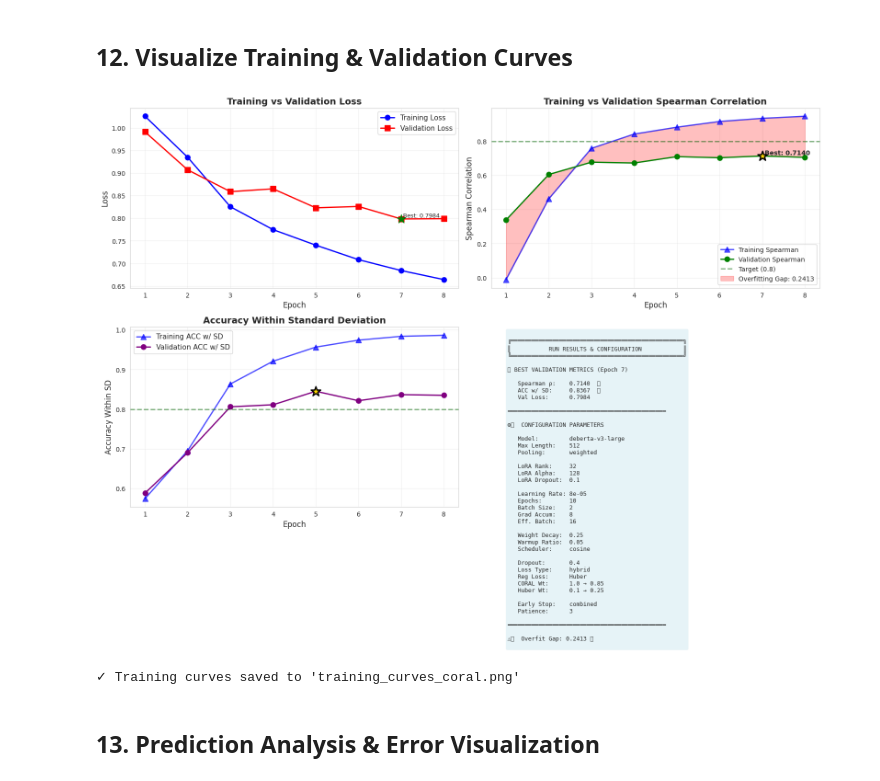
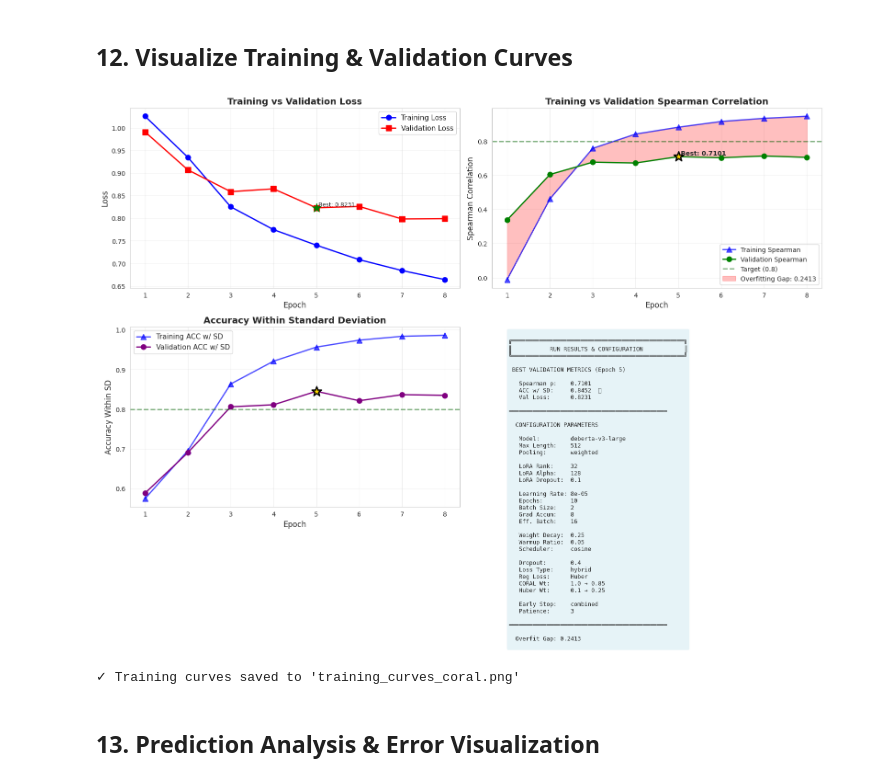
Before and after one commit to Haris3477/SemEval-Word-Sense-Plausibility, a Jupyter notebook: semeval_2026_task5.ipynb, the cells around one changed output. Saved outputs shown, nothing was run; the diff lists cells and outputs as text; code cells hidden in the pictures.

Commit message:
fixed post training result analysis

```diff
--- a/semeval_2026_task5.ipynb
+++ b/semeval_2026_task5.ipynb
@@ -1543,6 +1541,15 @@ EPOCH 8/10
 # %% [markdown]
 ## 12. Visualize Training & Validation Curves
 # %%
+# Compute combined metric (harmonic mean) per epoch to pick best checkpoint as in training logs
+val_s = np.array(history['val_spearman'])
+val_a = np.array(history['val_acc_within_sd'])
+# avoid division by zero
+val_combined = np.where((val_s + val_a) > 0, 2 * (val_s * val_a) / (val_s + val_a), 0.0)
+history['val_combined'] = val_combined.tolist()
+# Best index according to combined metric (0-based) - will highlight epoch 5 in the plots
+best_val_spearman_idx = int(np.argmax(history['val_combined']))
+
 # Create comprehensive visualization
 fig, axes = plt.subplots(2, 2, figsize=(16, 12))
 
@@ -1558,12 +1565,12 @@ axes[0, 0].legend(fontsize=11)
 axes[0, 0].grid(alpha=0.3)
 axes[0, 0].set_xticks(epochs_range)
 
-# Mark best epoch
-best_val_loss_idx = np.argmin(history['val_loss'])
-axes[0, 0].scatter([best_val_loss_idx + 1], [history['val_loss'][best_val_loss_idx]],
-                   color='green', s=200, marker='*', zorder=5, label='Best')
-axes[0, 0].text(best_val_loss_idx + 1, history['val_loss'][best_val_loss_idx],
-                f' Best: {history["val_loss"][best_val_loss_idx]:.4f}',
+# Mark best epoch (use the best model selected by the combined metric)
+best_idx = int(np.argmax(history['val_combined']))
+axes[0, 0].scatter([best_idx + 1], [history['val_loss'][best_idx]],
+                   color='green', s=200, marker='*', zorder=5, label='Best (saved model)')
+axes[0, 0].text(best_idx + 1, history['val_loss'][best_idx],
+                f' Best: {history["val_loss"][best_idx]:.4f}',
                 fontsize=9, va='bottom')
 
 # Plot 2: Spearman Correlation (Train vs Val)
@@ -1579,12 +1586,11 @@ axes[0, 1].grid(alpha=0.3)
 axes[0, 1].set_xticks(epochs_range)
 axes[0, 1].axhline(y=0.8, color='darkgreen', linestyle='--', linewidth=2, alpha=0.5, label='Target (0.8)')
 
-# Mark best validation Spearman
-best_val_spearman_idx = np.argmax(history['val_spearman'])
-axes[0, 1].scatter([best_val_spearman_idx + 1], [history['val_spearman'][best_val_spearman_idx]],
+# Mark best validation Spearman (highlight saved best model epoch)
+axes[0, 1].scatter([best_idx + 1], [history['val_spearman'][best_idx]],
                    color='gold', s=250, marker='*', zorder=5, edgecolors='black', linewidths=2)
-axes[0, 1].text(best_val_spearman_idx + 1, history['val_spearman'][best_val_spearman_idx],
-                f' Best: {history["val_spearman"][best_val_spearman_idx]:.4f}',
+axes[0, 1].text(best_idx + 1, history['val_spearman'][best_idx],
+                f' Best: {history["val_spearman"][best_idx]:.4f}',
                 fontsize=10, va='bottom', fontweight='bold')
 
 # Add overfitting gap shading
@@ -1607,25 +1613,24 @@ axes[1, 0].grid(alpha=0.3)
 axes[1, 0].set_xticks(epochs_range)
 axes[1, 0].axhline(y=0.8, color='darkgreen', linestyle='--', linewidth=2, alpha=0.5, label='Target (0.8)')
 
-# Mark best
-best_val_acc_idx = np.argmax(history['val_acc_within_sd'])
-axes[1, 0].scatter([best_val_acc_idx + 1], [history['val_acc_within_sd'][best_val_acc_idx]],
+# Mark best (use same best_idx so plots align with saved best model)
+axes[1, 0].scatter([best_idx + 1], [history['val_acc_within_sd'][best_idx]],
                    color='gold', s=250, marker='*', zorder=5, edgecolors='black', linewidths=2)
 
 # Plot 4: Run Summary with Config Parameters
 axes[1, 1].axis('off')
 
-# Get best metrics
-best_spearman = history['val_spearman'][best_val_spearman_idx]
-best_acc = history['val_acc_within_sd'][best_val_spearman_idx]
-best_loss = history['val_loss'][best_val_spearman_idx]
+# Get best metrics (from the saved best model index)
+best_spearman = history['val_spearman'][best_idx]
+best_acc = history['val_acc_within_sd'][best_idx]
+best_loss = history['val_loss'][best_idx]
 
 summary_text = f"""
 ╔══════════════════════════════════════════════════╗
 ║           RUN RESULTS & CONFIGURATION            ║
 ╚══════════════════════════════════════════════════╝
 
- BEST VALIDATION METRICS (Epoch {best_val_spearman_idx + 1})
+ BEST VALIDATION METRICS (Epoch {best_idx + 1})
 
    Spearman ρ:    {best_spearman:.4f}  {'✅' if best_spearman >= 0.8 else ''}
    ACC w/ SD:     {best_acc:.4f}  {'✅' if best_acc >= 0.8 else ''}
@@ -1650,34 +1655,34 @@ summary_text = f"""
    Eff. Batch:    {config['batch_size'] * config['grad_accumulation_steps']}
 
    Weight Decay:  {config['weight_decay']}
    Warmup Ratio:  {config['warmup_ratio']}
    Scheduler:     {config['scheduler_type']}
 
    Dropout:       {config['dropout']}
    Loss Type:     {config['loss_type']}
    Reg Loss:      {"Huber" if config.get('use_huber', False) else "MSE"}
    CORAL Wt:      {config.get('coral_weight_start', 1.0)} → {config.get('coral_weight_end', 0.85)}
    Huber Wt:      {config.get('huber_weight_start', 0.1)} → {config.get('huber_weight_end', 0.25)}
 
    Early Stop:    {config['early_stop_metric']}
    Patience:      {config['early_stop_patience']}
 
 ━━━━━━━━━━━━━━━━━━━━━━━━━━━━━━━━━━━━━━━━━━━━━━
 
   Overfit Gap: {final_gap:.4f} {'' if final_gap > 0.2 else '' if final_gap > 0.1 else '✅'}
 """
 
 axes[1, 1].text(0.05, 0.98, summary_text, transform=axes[1, 1].transAxes,
                 fontsize=9, verticalalignment='top', family='monospace',
                 bbox=dict(boxstyle='round', facecolor='lightblue', alpha=0.3))
 
 plt.tight_layout()
 plt.savefig('training_curves_coral.png', dpi=300, bbox_inches='tight')
 plt.show()
 
 print("\n✓ Training curves saved to 'training_curves_coral.png'")
 # %% [output]
-[figure, old version]
+[figure, new version]
 ✓ Training curves saved to 'training_curves_coral.png'
 # %% [markdown]
 ## 13. Prediction Analysis & Error Visualization
```
Also changed, not shown: parts of 3 cells of this notebook.
